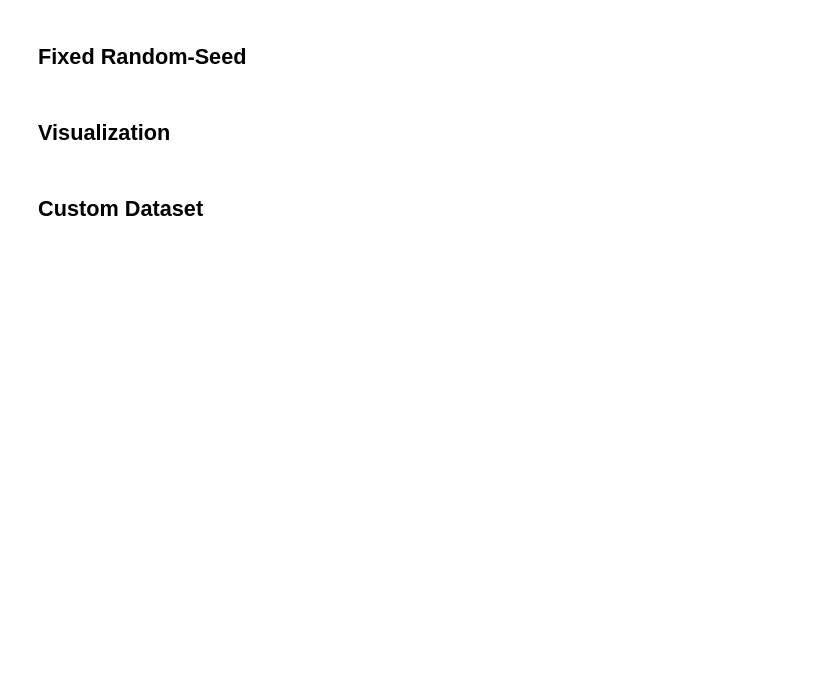
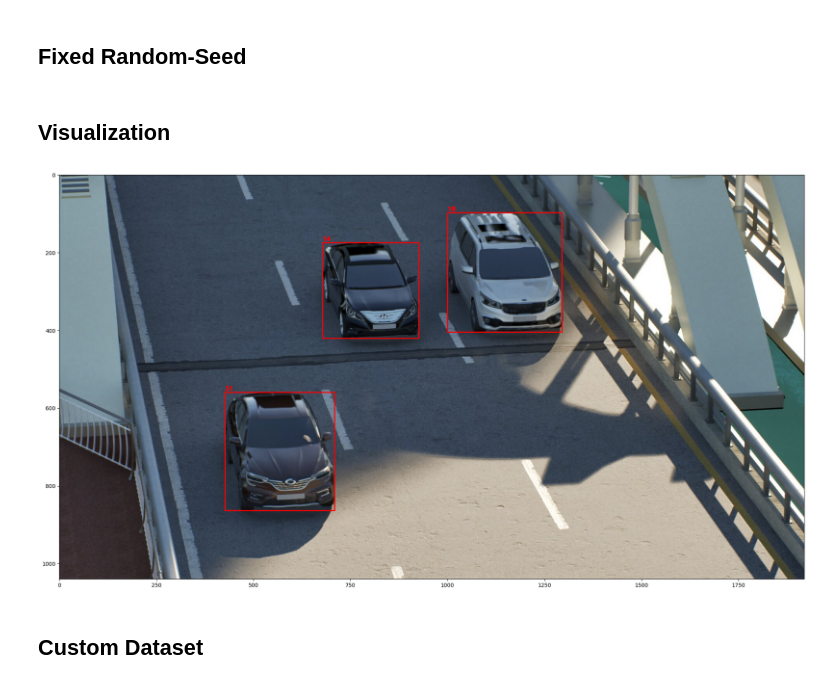
Before and after one commit to jeongjae96/synthesis-car-od, a Jupyter notebook: examples/baseline/baseline.ipynb, the cells around one changed output. Cells and saved outputs as stored; diff of their text form; code cells hidden in the pictures; blank space fills up the shorter version.

```diff
--- a/examples/baseline/baseline.ipynb
+++ b/examples/baseline/baseline.ipynb
@@ -77,34 +81,36 @@ seed_everything(CFG['SEED']) # Seed 고정
 # %%
 def draw_boxes_on_image(image_path, annotation_path):
     # 이미지 불러오기
     image = cv2.imread(image_path)
     image = cv2.cvtColor(image, cv2.COLOR_BGR2RGB)
 
     # txt 파일에서 Class ID와 Bounding Box 정보 읽기
     with open(annotation_path, 'r') as file:
         lines = file.readlines()
 
     for line in lines:
         values = list(map(float, line.strip().split(' ')))
         class_id = int(values[0])
         x_min, y_min = int(round(values[1])), int(round(values[2]))
         x_max, y_max = int(round(max(values[3], values[5], values[7]))), int(round(max(values[4], values[6], values[8])))
 
         # 이미지에 바운딩 박스 그리기
         cv2.rectangle(image, (x_min, y_min), (x_max, y_max), (255, 0, 0), 2)
         cv2.putText(image, str(class_id), (x_min, y_min - 5), cv2.FONT_HERSHEY_SIMPLEX, 0.5, (255, 0, 0), 2)
 
     # 이미지와 바운딩 박스 출력
     plt.figure(figsize=(25, 25))
     plt.imshow(image)
     plt.show()
 
 # 파일 경로 설정
-image_file = os.path.join(DATA_PATH, 'train/syn_00001.png')
-annotation_file = os.path.join(DATA_PATH, 'train/syn_00001.txt')
+image_file = os.path.join(DATA_PATH, 'images/syn_00001.png')
+annotation_file = os.path.join(DATA_PATH, 'images/syn_00001.txt')
 
 # 함수 실행
 draw_boxes_on_image(image_file, annotation_file)
+# %% [output]
+[figure, added]
 # %% [markdown]
 ## Custom Dataset
 # %%
```
Also changed, not shown: parts of 9 cells of this notebook.
